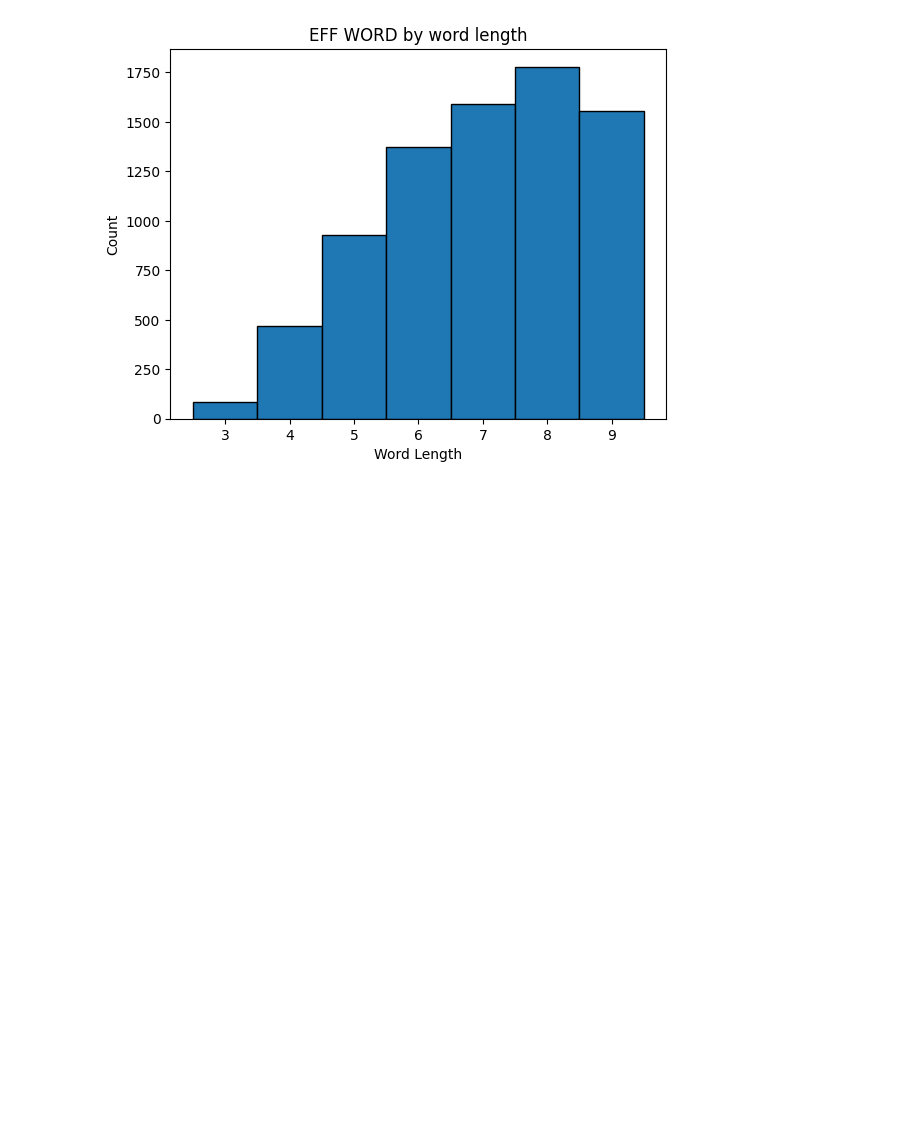
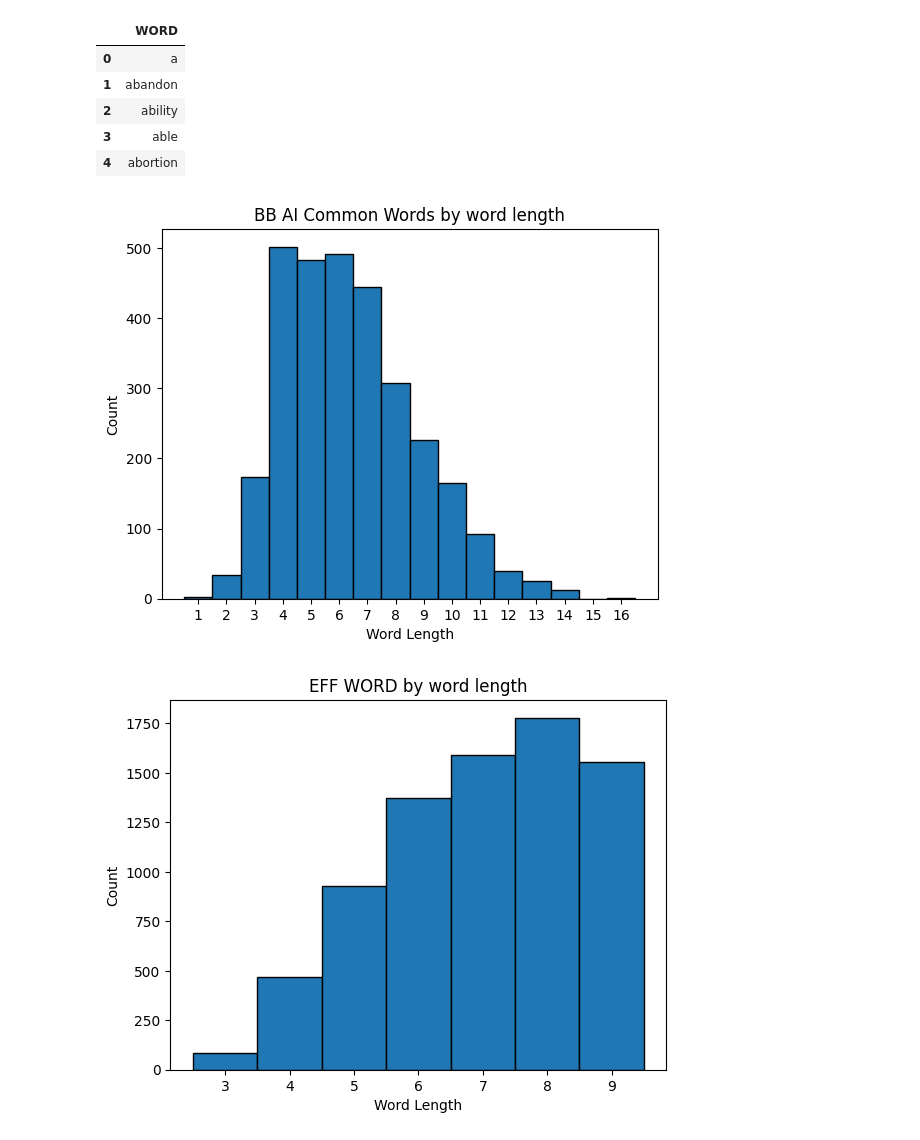
Before and after one commit to william-cutler/phone-phrase, a Jupyter notebook: phone_phrase.ipynb, the cells around one changed output. Saved outputs shown, nothing was run; the diff lists cells and outputs as text; code cells hidden in the pictures; blank space fills up the shorter version.

```diff
--- a/phone_phrase.ipynb
+++ b/phone_phrase.ipynb
@@ -18,3 +30,16 @@ words_corpus = word_df['WORD']
+# %%
+bb_ai_words_df = pd.read_csv('common_english_words_bb_ai.txt', sep=" ", header=0)
+bb_ai_corpus = bb_ai_words_df['WORD']
+plot_corpus_word_lengths(bb_ai_corpus, 'BB AI Common Words')
+bb_ai_words_df.head()
+# %% [output]
+|  | WORD |
+| 0 | a |
+| 1 | abandon |
+| 2 | ability |
+| 3 | able |
+| 4 | abortion |
+[figure, added]
 # %%
 eff_word_df = pd.read_csv('eff_large_wordlist.txt', sep="\t", header=0)
 eff_corpus = eff_word_df['word']
```
Also changed, not shown: parts of 17 cells of this notebook, 9 other files.
